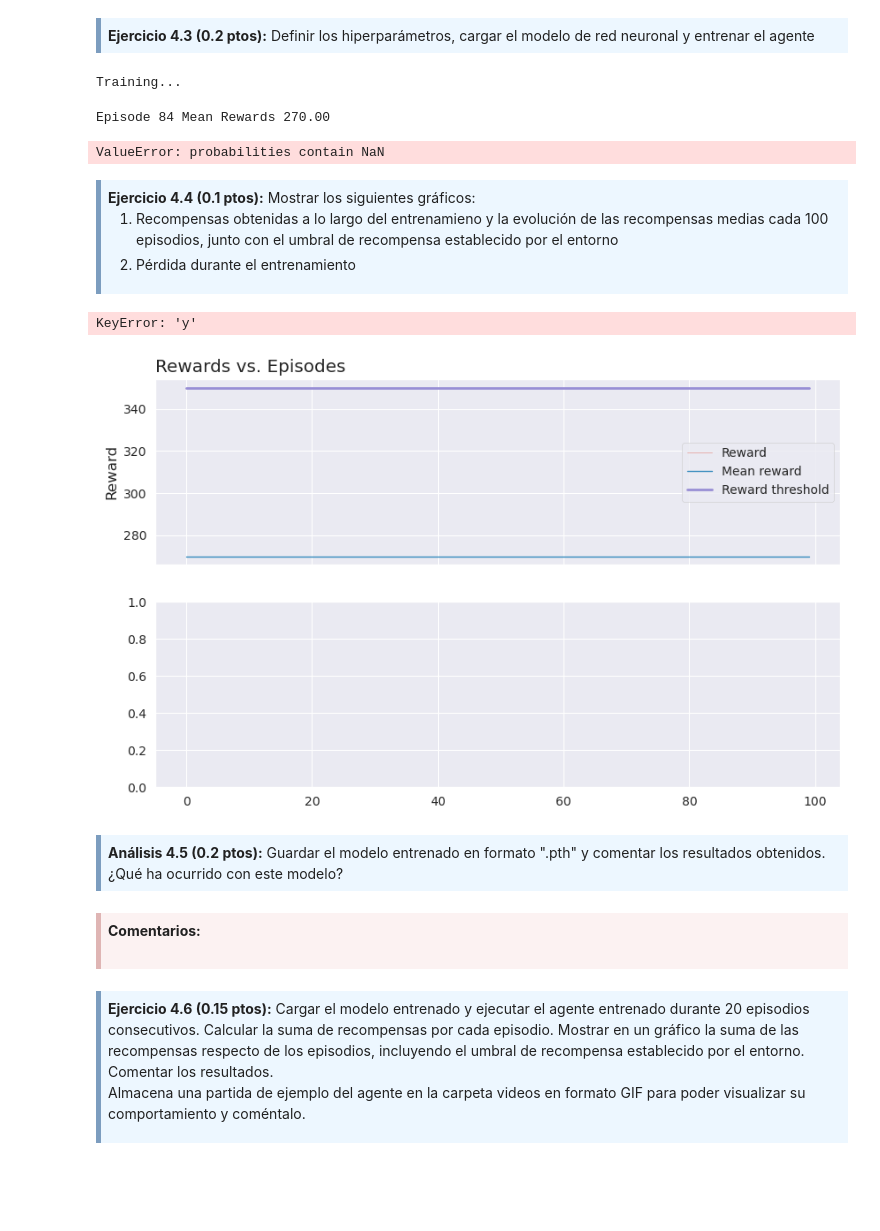
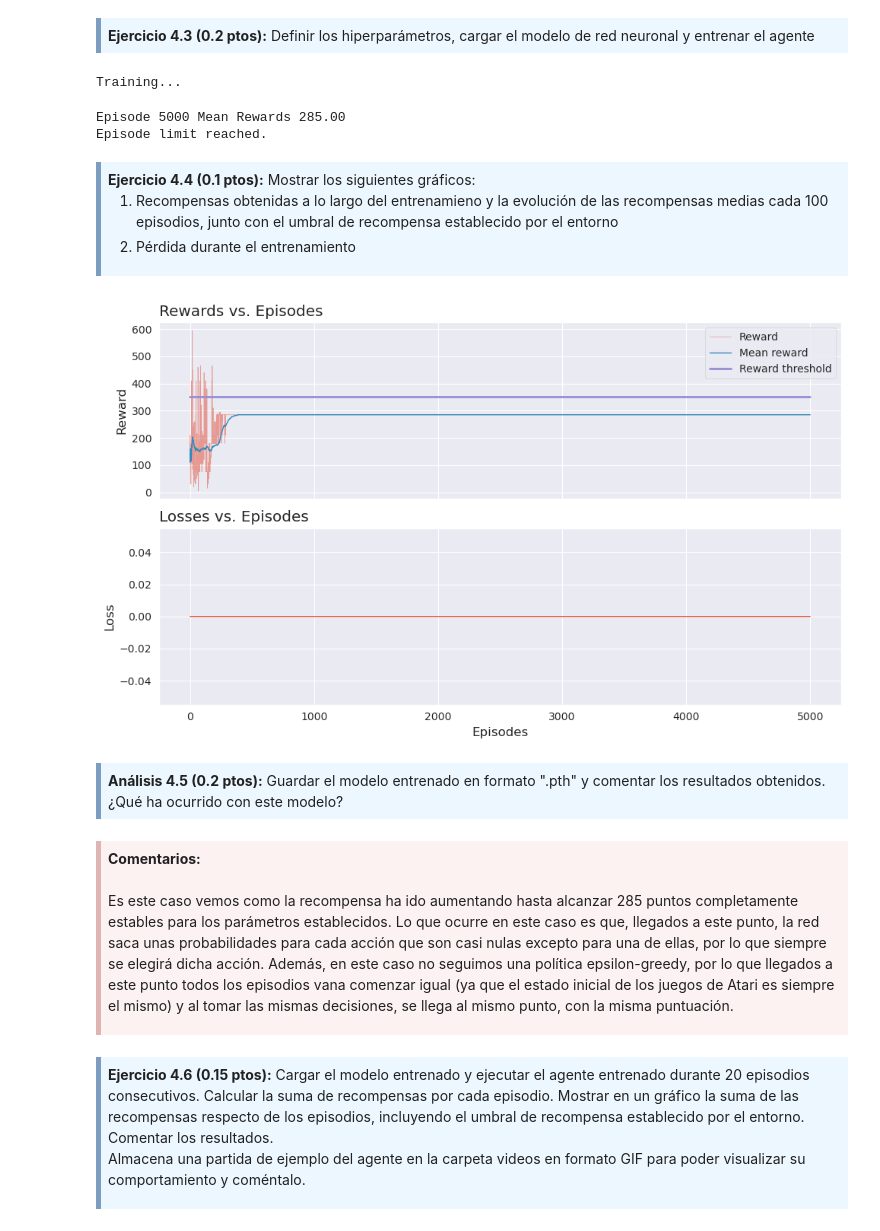
Before and after one commit to gvillalba86/ReinforcementLearning, a Jupyter notebook: PEC2_Approximation_Models/M2.883_2022_1_PEC2-gvillalbaa.ipynb, the cells around one changed output. Cells and saved outputs as stored; diff of their text form; code cells hidden in the pictures; blank space fills up the shorter version.

```diff
--- a/PEC2_Approximation_Models/M2.883_2022_1_PEC2-gvillalbaa.ipynb
+++ b/PEC2_Approximation_Models/M2.883_2022_1_PEC2-gvillalbaa.ipynb
@@ -1724,13 +1753,0 @@ plot_test_episodes(total_rewards_duelingdqn, DuelingDQN_Agent.reward_threshold)
-# %%
-env = make_env('SpaceInvaders-v4')
-rewards = []
-for i in tqdm(range(20)):
-    state = env.reset()
-    ep_reward = 0
-    done = False
-    while not done:
-        action = DuelingDQN_Agent.get_action(state)
-        new_state, reward, done, info = env.step(action)
-        ep_reward += reward
-        state = new_state
-    rewards.append(ep_reward)
@@ -1942,10 +1971,11 @@ class reinforceAgent:
     def get_action(self, state):
         # Distribución de probabilidad de las acciones dado el estado actual
         action_probs = self.dnnetwork.get_action_prob(state).detach().to('cpu').numpy()
+        if np.isnan(action_probs).any():
+            print("NAN Found")
         # Selección de acción aleatoria de la distribución de probabilidad
         action = np.random.choice(self.action_space, p=action_probs.squeeze())   #acción aleatoria de la distribución de probabilidad
         return action
-
 
     ## Entrenamiento
     def train(self, gamma=0.99, max_episodes=2000, batch_size=10):
@@ -1965,7 +1995,7 @@ class reinforceAgent:
             while gamedone == False:
                 ##########################################################
                 ######TODO 3:  Tomar nueva acción ########################
-                get_action = self.get_action(state0)
+                action = self.get_action(state0)
                 next_state, reward, gamedone, _ = env.step(action)
                 #######
 
@@ -1973,6 +2003,7 @@ class reinforceAgent:
                 episode_states.append(state0)
                 episode_rewards.append(reward)
                 episode_actions.append(action)
+
                 # We don't need to apply preprocessing to next_state, because we have the wrapper
                 state0 = next_state
 
@@ -1999,6 +2030,7 @@ class reinforceAgent:
                         self.writer.add_scalar("reward", sum(episode_rewards), episode)
                         self.writer.add_scalar("mean_reward", mean_rewards, episode)
 
+
                     # Actualizamos la red cuando se completa el tamaño del batch
                     if self.batch_counter == self.batch_size:
                         self.update(self.batch_states, self.batch_rewards, self.batch_actions)
@@ -2008,6 +2040,7 @@ class reinforceAgent:
                         ###########
 
                         self.update_loss = []
+
                         # Reseteamos las variables del epsiodio
                         self.batch_rewards = []
                         self.batch_actions = []
@@ -2062,7 +2095,6 @@ class reinforceAgent:
     # de tomar la acción tomada, dividido por la probabilidad de tomar esa acción (logaritmo natural)
     def calculate_loss(self, state_t, action_t, reward_t):
         logprob = torch.log(self.dnnetwork.get_action_prob(state_t))
-        #selected_logprobs = reward_t * torch.gather(logprob, 1, action_t).squeeze().cpu()
         selected_logprobs = reward_t * logprob[np.arange(len(action_t)), action_t].squeeze().cpu()
         loss = -selected_logprobs.mean()
         return loss
@@ -2083,8 +2115,8 @@ A continuación entrenaremos el modelo con los siguientes hiperparámetros:
 LR = 0.005
 BATCH_SIZE = 8
 GAMMA = 0.99
-MAX_EPISODES = 100
-REWARD_TRHESHOLD = 350
+MAX_EPISODES = 5000
+REWARD_THRESHOLD = 350
 
 # Environment with wrappers
 env = make_env('SpaceInvaders-v4')
@@ -2101,7 +2133,7 @@ REINFORCE_Agent = reinforceAgent(
     env=env,
     dnnetwork=REINFORCE_CNN,
     device=device,
-    reward_threshold=REWARD_TRHESHOLD,
+    reward_threshold=REWARD_THRESHOLD,
     nblock=100,
     writer=writer)
 
@@ -2114,8 +2146,8 @@ REINFORCE_Agent.train(
 torch.cuda.empty_cache()
 # %% [output]
 Training...
-Episode 84 Mean Rewards 270.00
+Episode 5000 Mean Rewards 285.00
+Episode limit reached.
-ValueError: probabilities contain NaN
 # %%
 torch.cuda.empty_cache()
 # %% [markdown]
@@ -2129,12 +2161,11 @@ torch.cuda.empty_cache()
 # %%
 plot_results(rewards = REINFORCE_Agent.training_rewards,
              mean_rewards = REINFORCE_Agent.mean_training_rewards,
              reward_threshold = REINFORCE_Agent.reward_threshold,
-             losses = REINFORCE_Agent.losses,
+             losses = 0,
              epsilon = None)
 # %% [output]
-KeyError: 'y'
-[figure, old version]
+[figure, new version]
 # %% [markdown]
 <div style="background-color: #EDF7FF; border-color: #7C9DBF; border-left: 5px solid #7C9DBF; padding: 0.5em;">
 <strong>Análisis 4.5  (0.2 ptos):</strong> Guardar el modelo entrenado en formato ".pth" y comentar los resultados obtenidos. ¿Qué ha ocurrido con este modelo?
@@ -2146,8 +2178,11 @@ torch.save(REINFORCE_Agent.dnnetwork.state_dict(), path_trained_reinforce)
-# %% [markdown]
-<div style="background-color: #fcf2f2; border-color: #dfb5b4; border-left: 5px solid #dfb5b4; padding: 0.5em;">
-<strong>Comentarios:</strong>
-<br><br>
-</div>
+# %% [markdown]
+<div style="background-color: #fcf2f2; border-color: #dfb5b4; border-left: 5px solid #dfb5b4; padding: 0.5em;">
+<strong>Comentarios:</strong>
+<br><br>
+
+Es este caso vemos como la recompensa ha ido aumentando hasta alcanzar 285 puntos completamente estables para los parámetros establecidos. Lo que ocurre en este caso es que, llegados a este punto, la red saca unas probabilidades para cada acción que son casi nulas excepto para una de ellas, por lo que siempre se elegirá dicha acción. Además, en este caso no seguimos una política epsilon-greedy, por lo que llegados a este punto todos los episodios vana  comenzar igual (ya que el estado inicial de los juegos de Atari es siempre el mismo) y al tomar las mismas decisiones, se llega al mismo punto, con la misma puntuación.
+
+</div>
 # %% [markdown]
 <div style="background-color: #EDF7FF; border-color: #7C9DBF; border-left: 5px solid #7C9DBF; padding: 0.5em;">
 <strong>Ejercicio 4.6 (0.15 ptos):</strong> Cargar el modelo entrenado y ejecutar el agente entrenado durante 20 episodios consecutivos. Calcular la suma de recompensas por cada episodio. Mostrar en un gráfico la suma de las recompensas respecto de los episodios, incluyendo el umbral de recompensa establecido por el entorno. Comentar los resultados.
```
Also changed, not shown: parts of 32 cells of this notebook.
